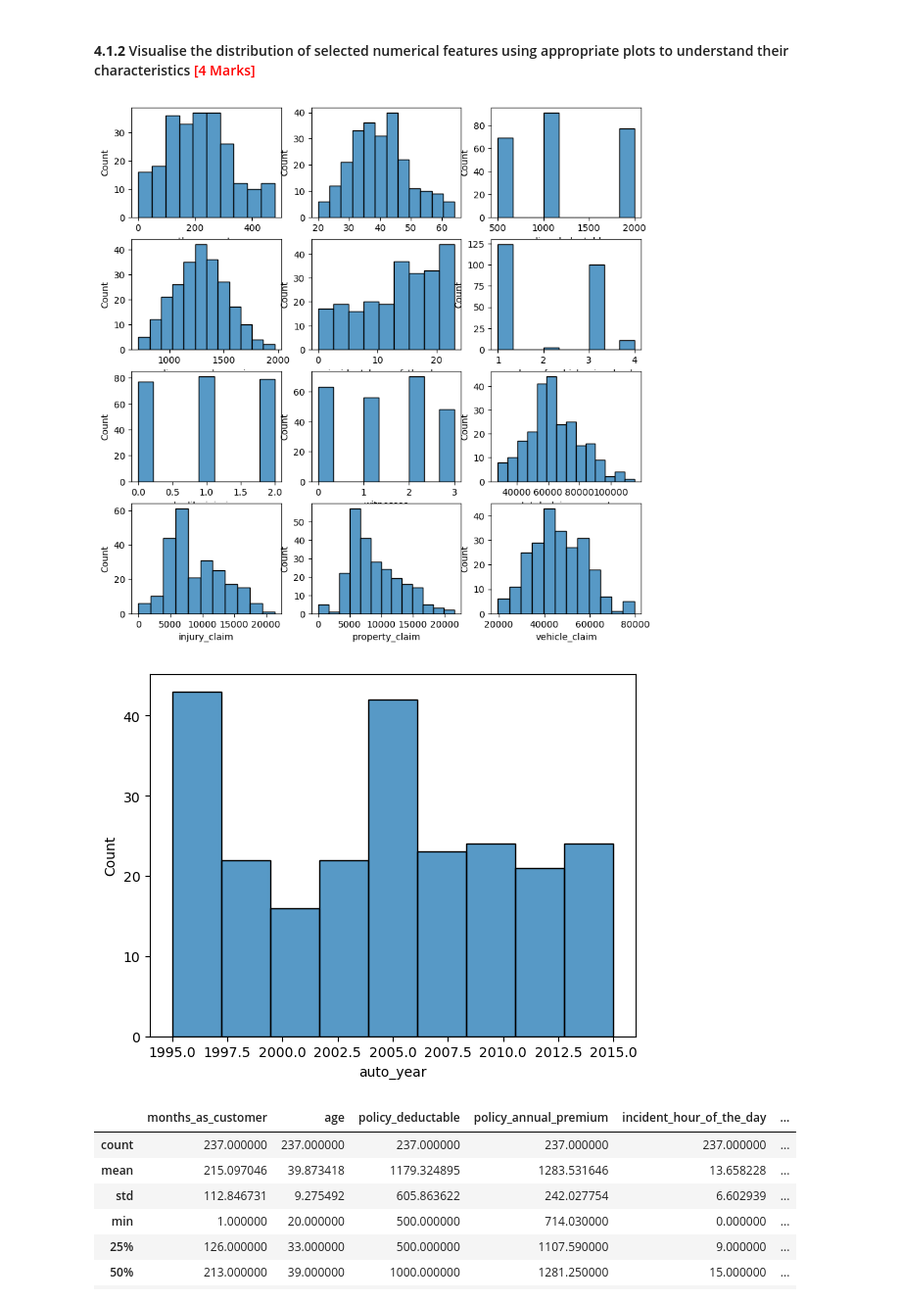
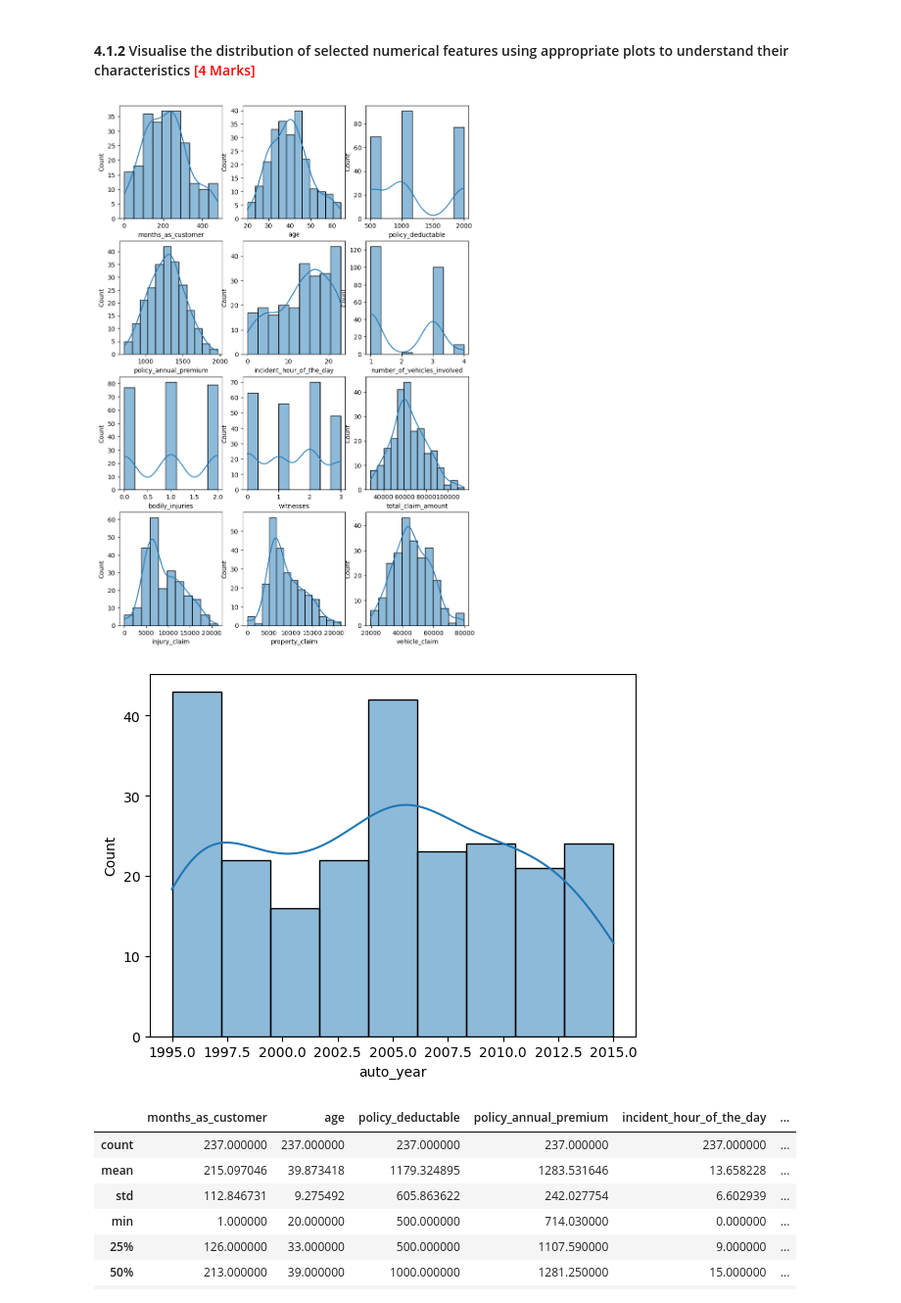
Before and after one commit to avanindra3/Fraudulent_Claim_Detection, a Jupyter notebook: Fraudulent_Claim_Detection.ipynb, the cells around one changed output. Shown at 98% size. Saved outputs shown, nothing was run; the diff lists cells and outputs as text; code cells hidden in the pictures.

Commit message:
Data analysis

```diff
--- a/Fraudulent_Claim_Detection.ipynb
+++ b/Fraudulent_Claim_Detection.ipynb
@@ -573,20 +573,20 @@ memory usage: 24.2 KB
 #### **4.1.2** Visualise the distribution of selected numerical features using appropriate plots to understand their characteristics <font color = "red">[4 Marks]</font>
 # %%
 # Plot all the numerical columns to understand their distribution
-fig, axes = plt.subplots(nrows=4, ncols=3, figsize=(10, 10))
+fig, axes = plt.subplots(nrows=4, ncols=3, figsize=(10, 15))
 k = 0
 for i in range(4):
     for j in range(3):
-        sns.histplot(data=X_train_numericals, x=numerical_cols[k], ax=axes[i, j])
+        sns.histplot(data=X_train_numericals, x=numerical_cols[k], ax=axes[i, j], kde=True)
         k = k+1
 plt.show()
 # %% [output]
-[figure, old version]
+[figure, new version]
 # %%
-sns.histplot(data=X_train_numericals, x='auto_year')
+sns.histplot(data=X_train_numericals, x='auto_year', kde=True)
 plt.show()
 # %% [output]
-[figure, old version]
+[figure, new version]
 # %%
 X_train_numericals.describe()
 # %% [output]
```
Also changed, not shown: parts of 31 cells of this notebook.
